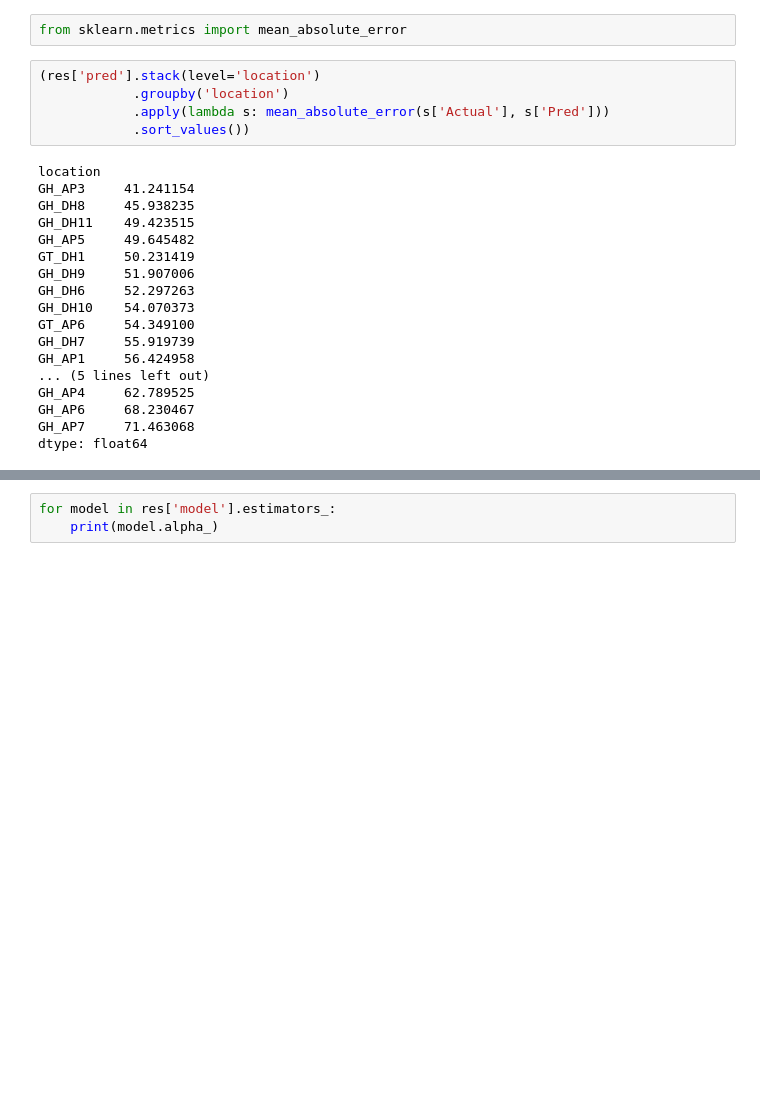
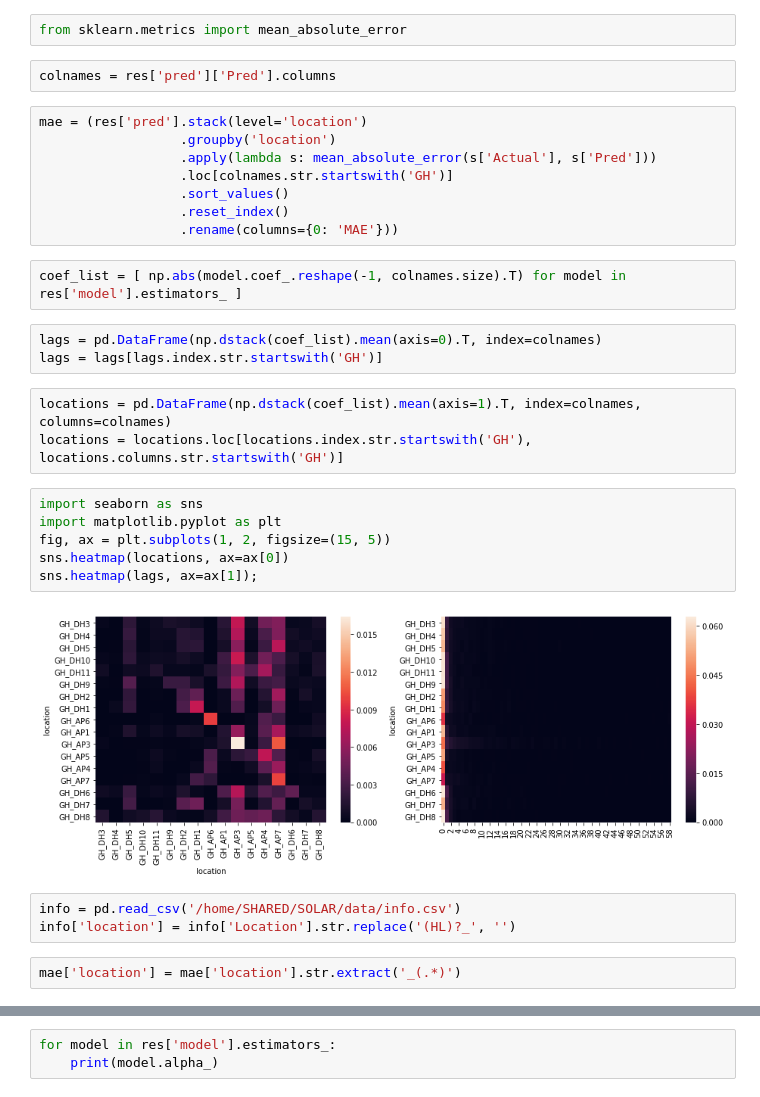
Before and after one commit to albertotb/solar, a Jupyter notebook: notebooks/enet.ipynb, the cells around one changed output, grey strips where cells are left out. Cells and saved outputs as stored; diff of their text form; blank space fills up the shorter version.

```diff
--- a/notebooks/enet.ipynb
+++ b/notebooks/enet.ipynb
@@ -8,26 +11,34 @@ with open('../src/model_60.pkl', 'rb') as f:
     res = pickle.load(f)
 # %%
 from sklearn.metrics import mean_absolute_error
+# %%
+colnames = res['pred']['Pred'].columns
 # %%
-(res['pred'].stack(level='location')
-            .groupby('location')
-            .apply(lambda s: mean_absolute_error(s['Actual'], s['Pred']))
-            .sort_values())
+mae = (res['pred'].stack(level='location')
+                  .groupby('location')
+                  .apply(lambda s: mean_absolute_error(s['Actual'], s['Pred']))
+                  .loc[colnames.str.startswith('GH')]
+                  .sort_values()
+                  .reset_index()
+                  .rename(columns={0: 'MAE'}))
-# %% [output]
-location
-GH_AP3     41.241154
-GH_DH8     45.938235
-GH_DH11    49.423515
-GH_AP5     49.645482
-GT_DH1     50.231419
-GH_DH9     51.907006
-GH_DH6     52.297263
-GH_DH10    54.070373
-GT_AP6     54.349100
-GH_DH7     55.919739
-GH_AP1     56.424958
-... (5 lines left out)
-GH_AP4     62.789525
-GH_AP6     68.230467
-GH_AP7     71.463068
-dtype: float64
+# %%
+coef_list = [ np.abs(model.coef_.reshape(-1, colnames.size).T) for model in res['model'].estimators_ ]
+# %%
+lags = pd.DataFrame(np.dstack(coef_list).mean(axis=0).T, index=colnames)
+lags = lags[lags.index.str.startswith('GH')]
+# %%
+locations = pd.DataFrame(np.dstack(coef_list).mean(axis=1).T, index=colnames, columns=colnames)
+locations = locations.loc[locations.index.str.startswith('GH'), locations.columns.str.startswith('GH')]
+# %%
+import seaborn as sns
+import matplotlib.pyplot as plt
+fig, ax = plt.subplots(1, 2, figsize=(15, 5))
+sns.heatmap(locations, ax=ax[0])
+sns.heatmap(lags, ax=ax[1]);
+# %% [output]
+[figure, added]
+# %%
+info = pd.read_csv('/home/SHARED/SOLAR/data/info.csv')
+info['location'] = info['Location'].str.replace('(HL)?_', '')
+# %%
+mae['location'] = mae['location'].str.extract('_(.*)')
```
Also changed, not shown: parts of 6 cells of this notebook, 1 other file.
